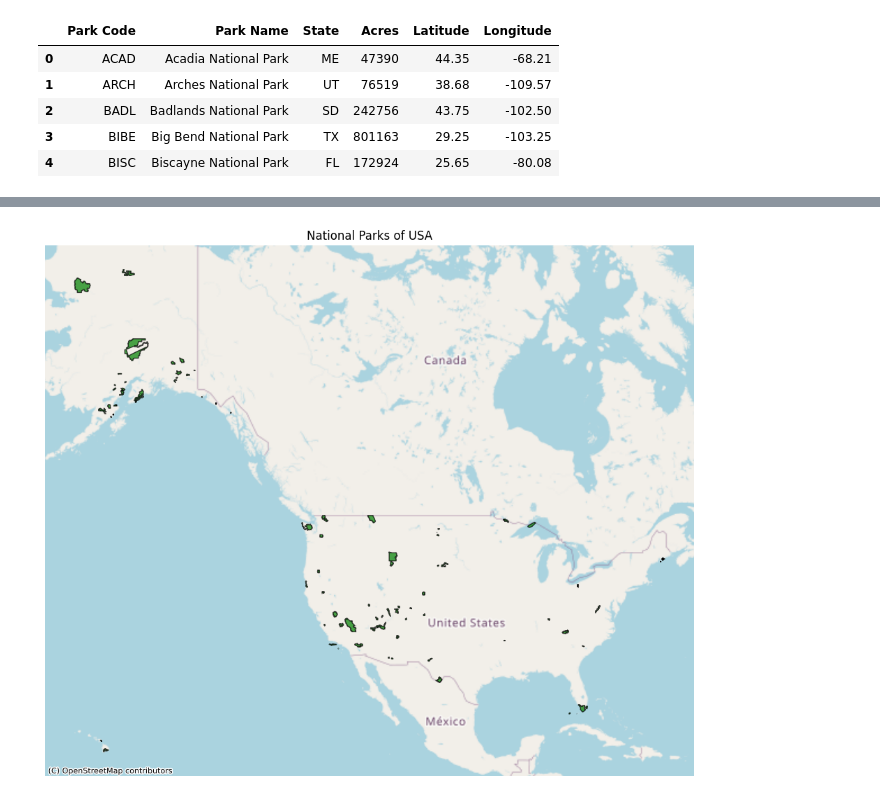
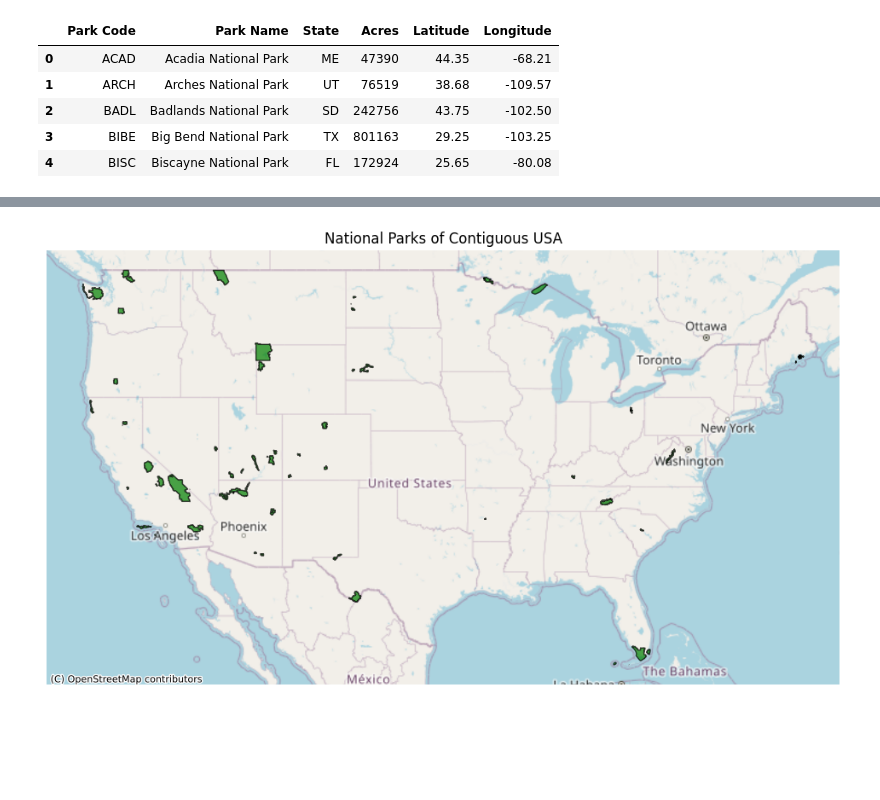
Before and after one commit to pineapple-bois/USNationalParks, a Jupyter notebook: Parks.ipynb, the cells around one changed output, grey strips where cells are left out. Drawn from its saved outputs; the diff is of its cells as text; code cells hidden in the pictures; blank space fills up the shorter version.

```diff
--- a/Parks.ipynb
+++ b/Parks.ipynb
@@ -87,7 +143,7 @@ Shape: (53, 10)
 # %%
 # Define the keywords to match in the UNIT_NAME column
-keywords = ['Pinnacles', 'Sequoia', 'Congaree']
-pattern = '|'.join(keywords)  # This creates a pattern like 'Pinnacles|Sequoia|Congaree'
+keywords = ['Pinnacles']
+pattern = '|'.join(keywords)
 
 # Filter the GeoDataFrame for rows where UNIT_NAME contains any of the keywords
 # Using case=False for case-insensitivity and na=False to ignore NaN values
@@ -107,22 +155,4 @@ print(geo_diff)
-# %%
-index_to_update = 415
-new_value = 'CONG'
-
-if index_to_update in gdf.index:
-    # Update the UNIT_CODE at the specific index
-    matching_gdf.loc[index_to_update, 'UNIT_CODE'] = new_value
-else:
-    print(f"Index {index_to_update} does not exist in the DataFrame.")
-# %%
-index_to_update = 508
-new_value = 'SEKI'
-
-if index_to_update in gdf.index:
-    # Update the UNIT_CODE at the specific index
-    matching_gdf.loc[index_to_update, 'UNIT_CODE'] = new_value
-else:
-    print(f"Index {index_to_update} does not exist in the DataFrame.")
 # %%
-geo_df = pd.concat([matching_parks_gdf, matching_gdf])
+geo_df = pd.concat([updated_gdf, matching_gdf])
 assert geo_df.shape[0] == 56, "The DataFrame has incorrect dimension"
 # %%
@@ -186,24 +290,27 @@ assert not merged_geo_parks.isna().any().any(), "There are NaN values in merged_
 # %%
+# Filter to exclude Alaska (AK) and Hawaii (HI)
+merged_geo_parks_subset = merged_geo_parks[~merged_geo_parks['state'].isin(['AK', 'HI'])]
+
 # Check and set CRS to EPSG:4326 if necessary (WGS 84 - latitude/longitude)
-if merged_geo_parks.crs is None or merged_geo_parks.crs.to_string() != 'EPSG:4326':
-    merged_geo_parks = merged_geo_parks.to_crs(epsg=4326)
+if merged_geo_parks_subset.crs is None or merged_geo_parks_subset.crs.to_string() != 'EPSG:4326':
+    merged_geo_parks_subset = merged_geo_parks_subset.to_crs(epsg=4326)
 
 # Convert to Web Mercator (EPSG:3857) for basemap compatibility
-merged_geo_parks = merged_geo_parks.to_crs(epsg=3857)
+merged_geo_parks_subset = merged_geo_parks_subset.to_crs(epsg=3857)
 
 # Plot the GeoDataFrame
 fig, ax = plt.subplots(figsize=(12, 10))
-merged_geo_parks.plot(ax=ax, color='green', edgecolor='black', alpha=0.7)
+merged_geo_parks_subset.plot(ax=ax, color='green', edgecolor='black', alpha=0.7)
 
 # Add a basemap, from OpenStreetMap
 ctx.add_basemap(ax, source=ctx.providers.OpenStreetMap.Mapnik)
 
 # Set title and axis off for better visualization
-ax.set_title('National Parks of USA')
+ax.set_title('National Parks of Contiguous USA')
 ax.set_axis_off()
 
 # Show the plot
-plt.savefig("Images/USParks.png")
+plt.savefig("Images/USParksShapes.png", bbox_inches='tight')
 plt.show()
 # %% [output]
-[figure, old version]
+[figure, new version]
```
Also changed, not shown: parts of 30 cells of this notebook, 3 other files.
